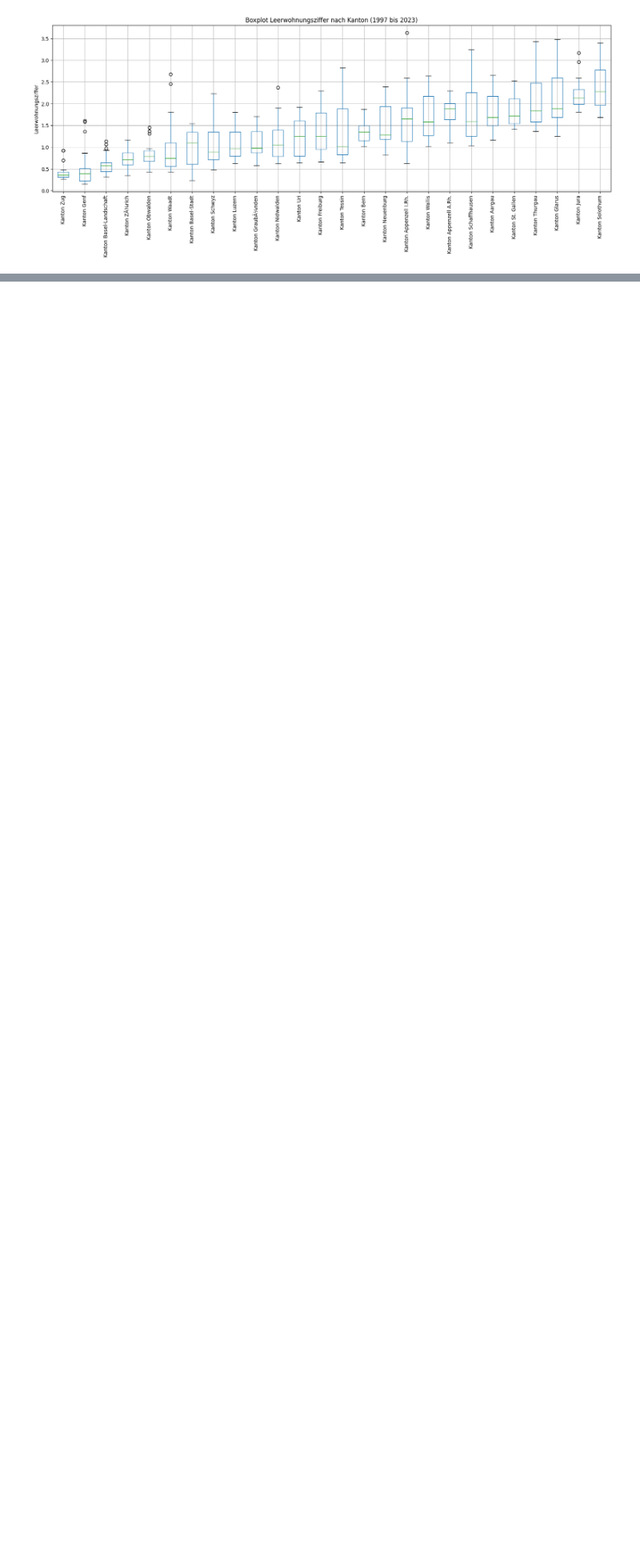
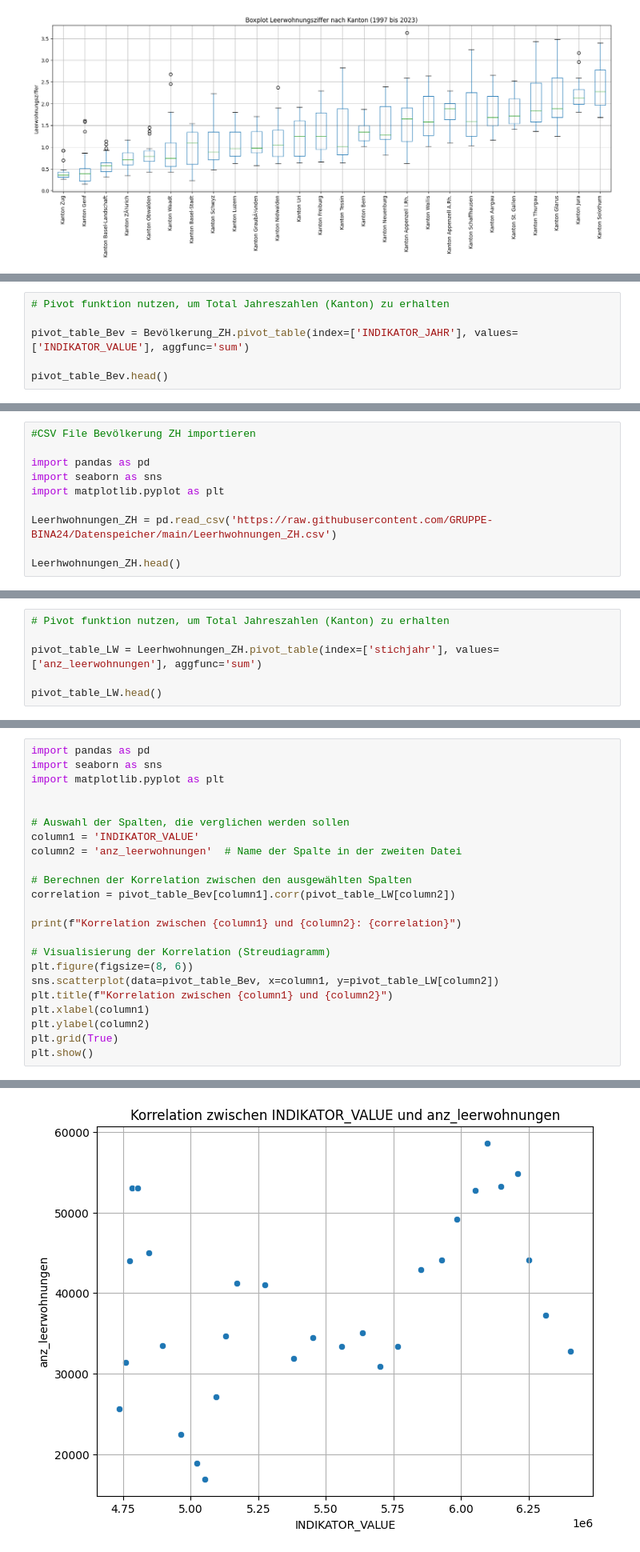
Before and after one commit to GRUPPE-BINA24/Datenspeicher, a Jupyter notebook: Kopie_von_Semesterarbeit_BINA.ipynb, the cells around one changed output, grey strips where cells are left out. Shown at 80% size. Cells and saved outputs as stored; diff of their text form; blank space fills up the shorter version.

Commit message:
Versuch Scatterplot (Sebi)

```diff
--- a/Kopie_von_Semesterarbeit_BINA.ipynb
+++ b/Kopie_von_Semesterarbeit_BINA.ipynb
@@ -401,0 +428,6 @@ Requirement already satisfied: packaging in /usr/local/lib/python3.10/dist-packa
+# %%
+# Pivot funktion nutzen, um Total Jahreszahlen (Kanton) zu erhalten
+
+pivot_table_Bev = Bevölkerung_ZH.pivot_table(index=['INDIKATOR_JAHR'], values=['INDIKATOR_VALUE'], aggfunc='sum')
+
+pivot_table_Bev.head()
@@ -401,0 +444,10 @@ Requirement already satisfied: packaging in /usr/local/lib/python3.10/dist-packa
+# %%
+#CSV File Bevölkerung ZH importieren
+
+import pandas as pd
+import seaborn as sns
+import matplotlib.pyplot as plt
+
+Leerhwohnungen_ZH = pd.read_csv('https://raw.githubusercontent.com/GRUPPE-BINA24/Datenspeicher/main/Leerhwohnungen_ZH.csv')
+
+Leerhwohnungen_ZH.head()
@@ -401,0 +461,6 @@ Requirement already satisfied: packaging in /usr/local/lib/python3.10/dist-packa
+# %%
+# Pivot funktion nutzen, um Total Jahreszahlen (Kanton) zu erhalten
+
+pivot_table_LW = Leerhwohnungen_ZH.pivot_table(index=['stichjahr'], values=['anz_leerwohnungen'], aggfunc='sum')
+
+pivot_table_LW.head()
@@ -401,0 +475,24 @@ Requirement already satisfied: packaging in /usr/local/lib/python3.10/dist-packa
+# %%
+import pandas as pd
+import seaborn as sns
+import matplotlib.pyplot as plt
+
+
+# Auswahl der Spalten, die verglichen werden sollen
+column1 = 'INDIKATOR_VALUE'
+column2 = 'anz_leerwohnungen'  # Name der Spalte in der zweiten Datei
+
+# Berechnen der Korrelation zwischen den ausgewählten Spalten
+correlation = pivot_table_Bev[column1].corr(pivot_table_LW[column2])
+
+print(f"Korrelation zwischen {column1} und {column2}: {correlation}")
+
+# Visualisierung der Korrelation (Streudiagramm)
+plt.figure(figsize=(8, 6))
+sns.scatterplot(data=pivot_table_Bev, x=column1, y=pivot_table_LW[column2])
+plt.title(f"Korrelation zwischen {column1} und {column2}")
+plt.xlabel(column1)
+plt.ylabel(column2)
+plt.grid(True)
+plt.show()
+# %% [output]
@@ -401,0 +500 @@ Requirement already satisfied: packaging in /usr/local/lib/python3.10/dist-packa
+[figure, added]
```
Also changed, not shown: parts of 9 cells of this notebook.
